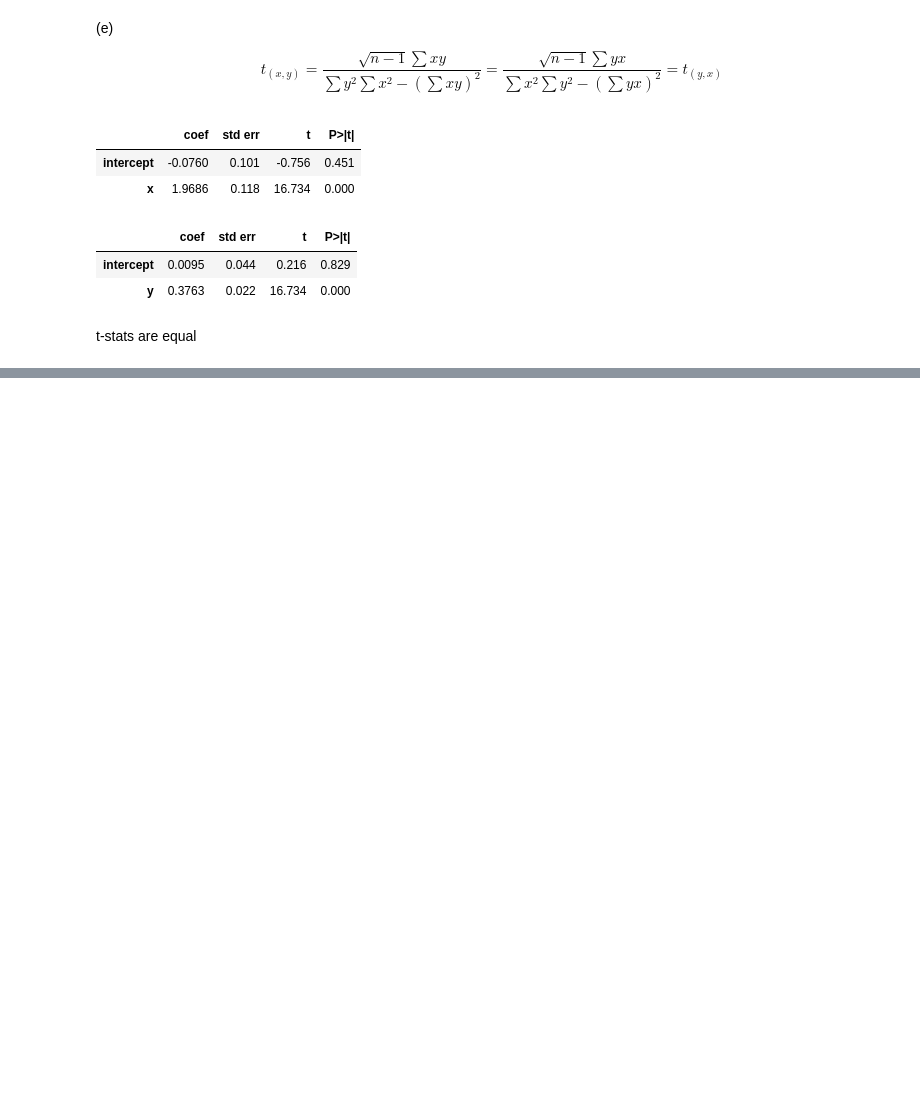
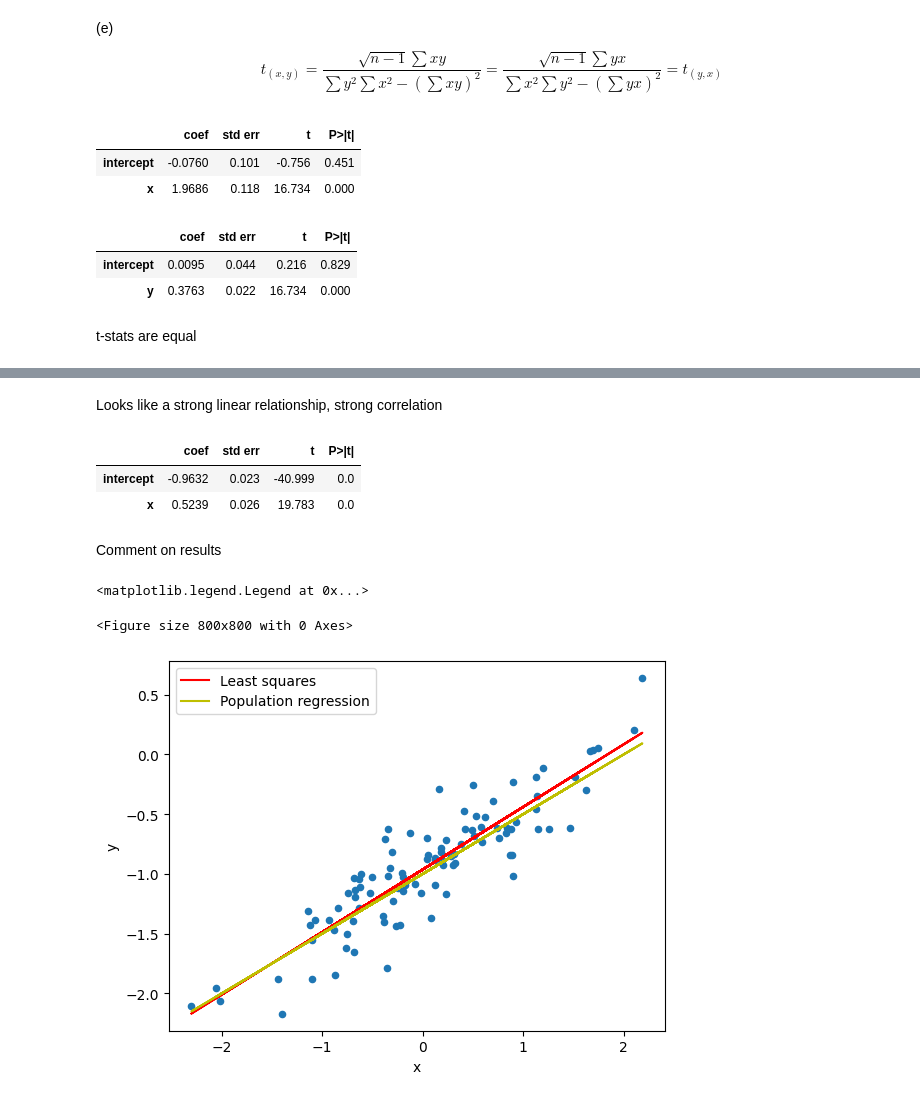
Before and after one commit to burhanuddin20/ISL, a Jupyter notebook: CH3/chapter3Ex.ipynb, the cells around one changed output, grey strips where cells are left out. Cells and saved outputs as stored; diff of their text form; code cells hidden in the pictures; blank space fills up the shorter version.

```diff
--- a/CH3/chapter3Ex.ipynb
+++ b/CH3/chapter3Ex.ipynb
@@ -848,0 +971,29 @@ t-stats are equal
+# %% [markdown]
+Looks like a strong linear relationship, strong correlation
+# %%
+#(e) fit the least squares regression line
+X = MS(df[['x']]).fit_transform(df)
+model = sm.OLS(y, X)
+result = model.fit()
+summarize(result)
+# %% [output]
+|  | coef | std err | t | P>|t| |
+| intercept | -0.9632 | 0.023 | -40.999 | 0.0 |
+| x | 0.5239 | 0.026 | 19.783 | 0.0 |
+# %% [markdown]
+Comment on results
+# %%
+#(f) plot the least squares regression line on scatter plot
+
+import matplotlib.pyplot as plt
+plt.figure(figsize=(8,8))
+ax = df.plot.scatter('x','y')
+plt.xlabel('x')
+plt.ylabel('y')
+ax.plot(x, result.fittedvalues, color='r',  label='Least squares')
+ax.plot(x, -1+(0.5*x), color='y', label='Population regression')
+ax.legend()
+# %% [output]
+<matplotlib.legend.Legend at 0x...>
+<Figure size 800x800 with 0 Axes>
+[figure, added]
```
Also changed, not shown: parts of 19 cells of this notebook.
